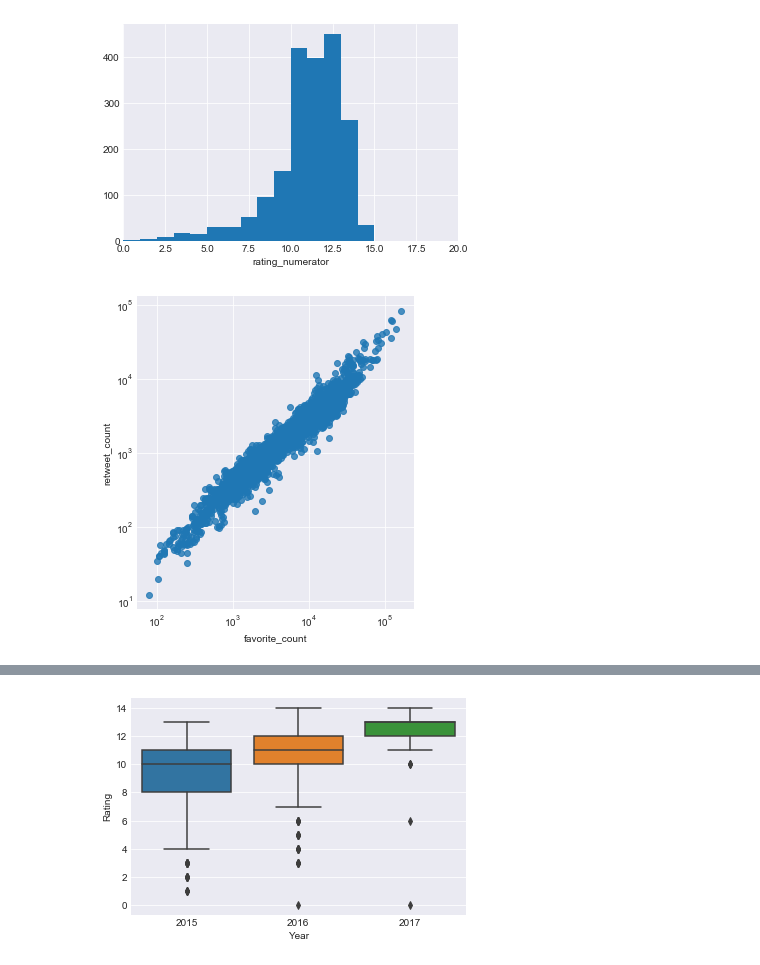
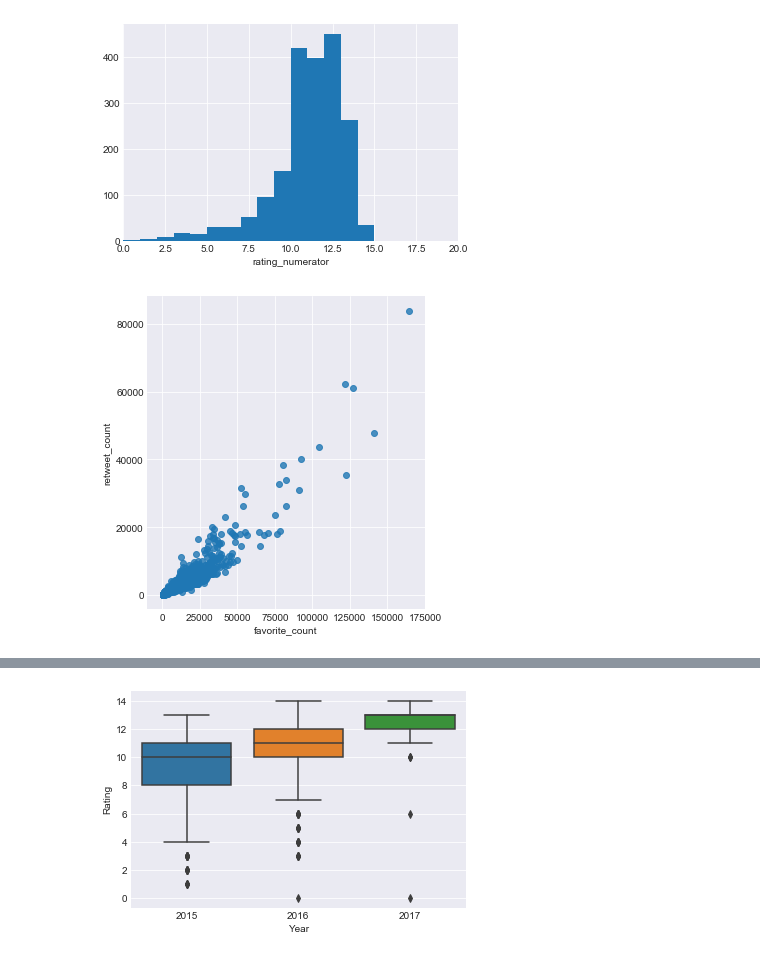
Before and after one commit to mattzajac/DAND-Project_3, a Jupyter notebook: act_report.ipynb, the cells around one changed output, grey strips where cells are left out. Drawn from its saved outputs; the diff is of its cells as text; code cells hidden in the pictures.

```diff
--- a/act_report.ipynb
+++ b/act_report.ipynb
@@ -112,8 +116,6 @@ plt.xlim(0, 20);
 [figure]
 # %%
 # code for Favourite vs Retweet count scatterplot
-sns.lmplot(data=df, x="favorite_count", y="retweet_count", fit_reg=False)
-plt.xscale('log');
-plt.yscale('log');
+sns.lmplot(data=df, x="favorite_count", y="retweet_count", fit_reg=False);
 # %% [output]
-[figure, old version]
+[figure, new version]
```
Also changed, not shown: parts of 6 cells of this notebook.
